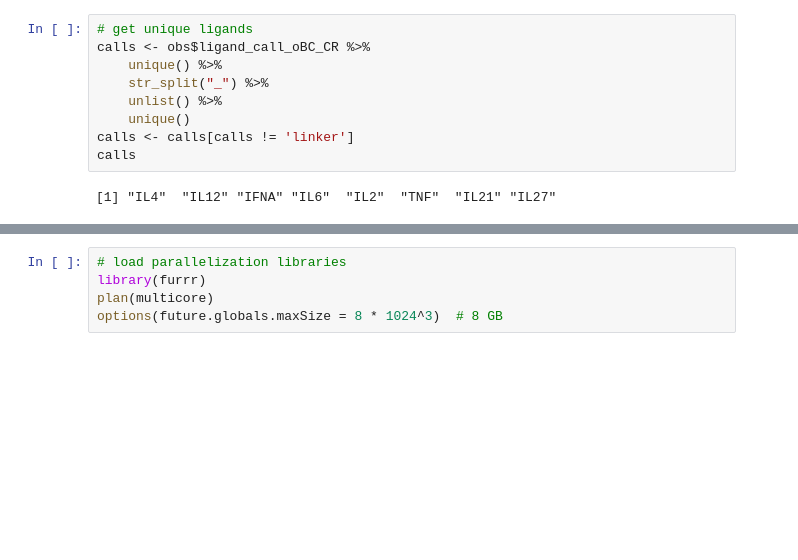
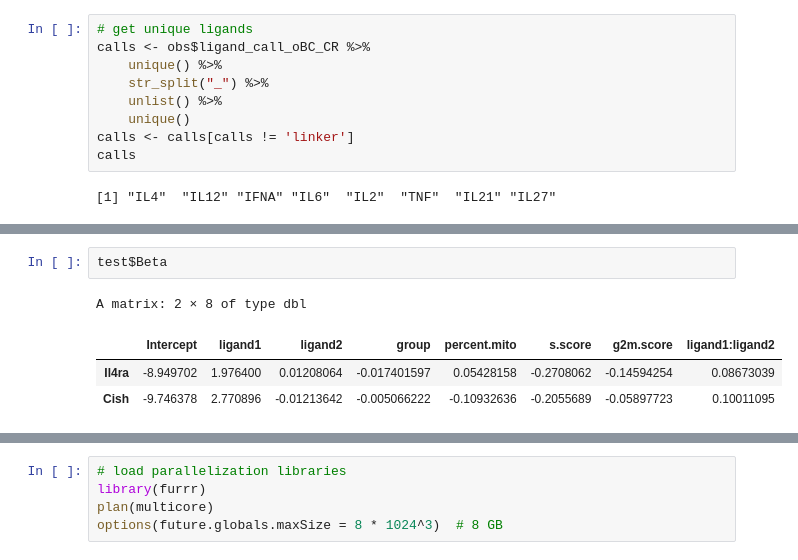
Before and after one commit to eric-y-wang/SIG07, a Jupyter notebook: analysis/interaction_glm_notebook.ipynb, the cells around one changed output, grey strips where cells are left out. Drawn from its saved outputs; the diff is of its cells as text; blank space fills up the shorter version.

```diff
--- a/analysis/interaction_glm_notebook.ipynb
+++ b/analysis/interaction_glm_notebook.ipynb
@@ -302,0 +439,7 @@ pairwise_combinations <- combn(calls, 2, simplify = FALSE)
+# %%
+test$Beta
+# %% [output]
+A matrix: 2 × 8 of type dbl
+|  | Intercept | ligand1 | ligand2 | group | percent.mito | s.score | g2m.score | ligand1:ligand2 |
+| Il4ra | -8.949702 | 1.976400 | 0.01208064 | -0.017401597 | 0.05428158 | -0.2708062 | -0.14594254 | 0.08673039 |
+| Cish | -9.746378 | 2.770896 | -0.01213642 | -0.005066222 | -0.10932636 | -0.2055689 | -0.05897723 | 0.10011095 |
```
Also changed, not shown: parts of 8 cells of this notebook, 7 other files.
